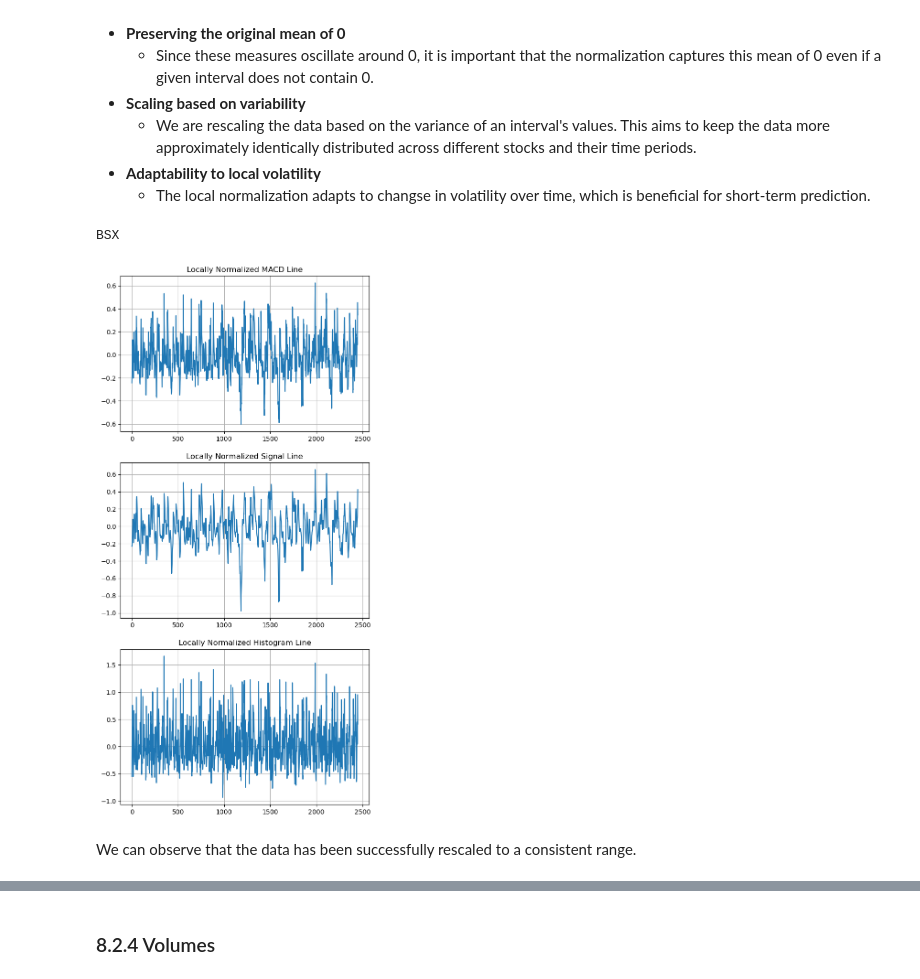
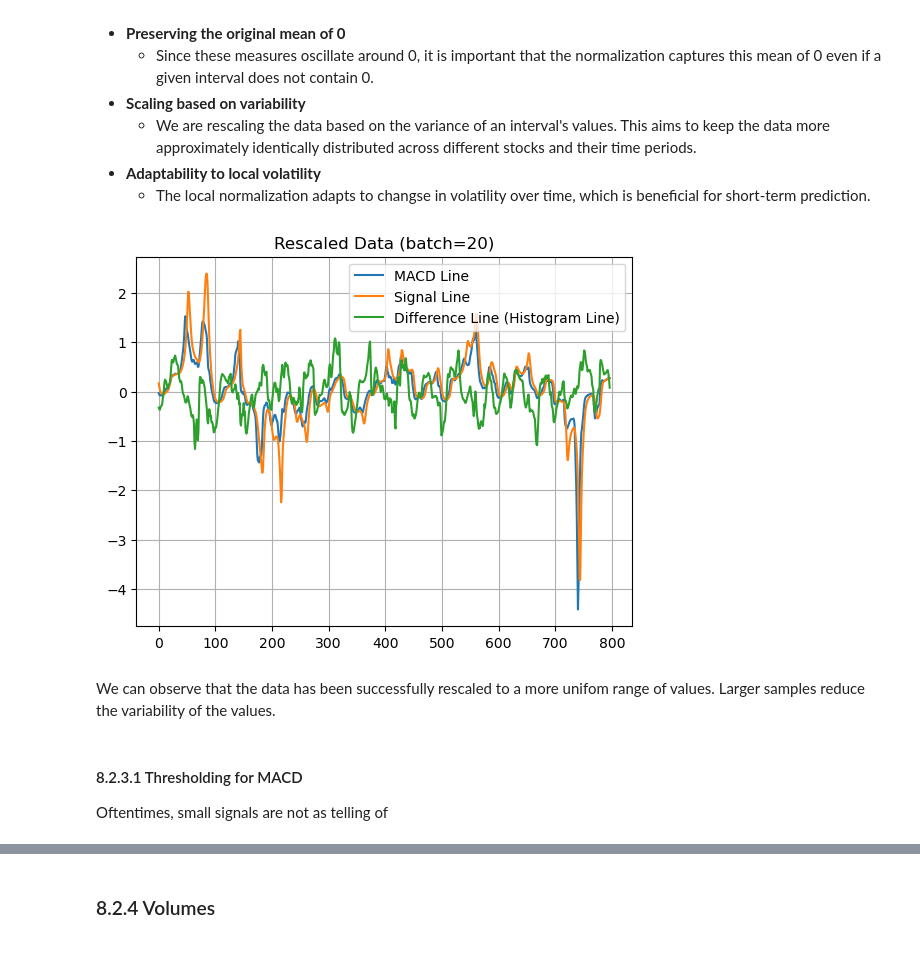
Before and after one commit to tranjm4/rnn_stock_predictor, a Jupyter notebook: model/model.ipynb, the cells around one changed output, grey strips where cells are left out. Drawn from its saved outputs; the diff is of its cells as text; code cells hidden in the pictures; blank space fills up the shorter version.

```diff
--- a/model/model.ipynb
+++ b/model/model.ipynb
@@ -974,23 +1493,3 @@ A local z-score normalization that assumes a pre-normalization mean of 0 benefi
   - We are rescaling the data based on the variance of an interval's values. This aims to keep the data more approximately identically distributed across different stocks and their time periods.
 - **Adaptability to local volatility**
   - The local normalization adapts to changse in volatility over time, which is beneficial for short-term prediction.
-# %%
-def normalize_macd(sequences: torch.Tensor) -> torch.Tensor:
-    """
-    Normalizes the MACD line, Signal line, and Histogram line,
-    offset by the mean (see above)
-    """
-    for i in tqdm(range(len(sequences)), desc="Normalizing MACD Sequences"):
-        sequence = sequences[i]
-
-        # Take the st. deviation of each feature within each sequence
-        # NOTE: the constant multiples attached at the ends are
-        #   purely empirical to soft bound the values within roughly (-1, 1).
-        # This is because LSTMs generally perform better with small values
-        macd_std = np.std(sequence.T[5]) * 8
-        signal_std = np.std(sequence.T[6]) * 8
-        hist_std = np.std(sequence.T[7]) * 3
-
-        sequence.T[5] = sequence.T[5] / macd_std
-        sequence.T[6] = sequence.T[6] / signal_std
-        sequence.T[7] = sequence.T[7] / hist_std
@@ -997,35 +1520,33 @@ def normalize_macd(sequences: torch.Tensor) -> torch.Tensor:
 # %%
+all_symbols = database.get_all_symbols()
 sampled_symbols = random.sample(all_symbols, 2)
-data = get_data(sampled_symbols)
+data = get_data(["ADBE"], start_date="2021-01-01", end_date="2024-07-15")
 data = add_derived_features(data)
 closing_prices = [torch.clone(x.T[0]) for x in data]
 data = convert_close_to_log_returns(data)
-dataset = StockPriceDataset(data, closing_prices, 30)
-normalize_macd(dataset.sequences)
+dataset = StockPriceDataset(data, closing_prices, 20)
+dataset.sequences = normalize_macd(dataset.sequences)
 new_macd_line = []
 new_signal_line = []
 new_histogram_line = []
-for i in range(len(data[0])):
+for i in range(len(dataset.sequences)):
     new_macd_line.append(dataset.sequences[i][-1][5])
     new_signal_line.append(dataset.sequences[i][-1][6])
     new_histogram_line.append(dataset.sequences[i][-1][7])
 
-print(sampled_symbols[0])
-
-fig, axes = plt.subplots(nrows=3, ncols=1, figsize=(7, 15))
-axes[0].grid(True)
-axes[1].grid(True)
-axes[2].grid(True)
-axes[0].plot(new_macd_line)
-axes[0].set_title("Locally Normalized MACD Line")
-axes[1].plot(new_signal_line)
-axes[1].set_title("Locally Normalized Signal Line")
-axes[2].plot(new_histogram_line)
-axes[2].set_title("Locally Normalized Histogram Line")
+plt.plot(new_macd_line, label="MACD Line")
+plt.plot(new_signal_line, label="Signal Line")
+plt.plot(new_histogram_line, label="Difference Line (Histogram Line)")
+plt.grid(True)
+plt.legend(loc="upper right")
+plt.title("Rescaled Data (batch=20)")
 
 plt.show()
 # %% [output]
-BSX
-[figure, old version]
+[figure, new version]
 # %% [markdown]
-We can observe that the data has been successfully rescaled to a consistent range.
+We can observe that the data has been successfully rescaled to a more unifom range of values. Larger samples reduce the variability of the values.
+# %% [markdown]
+#### 8.2.3.1 Thresholding for MACD
+
+Oftentimes, small signals are not as telling of
```
Also changed, not shown: parts of 49 cells of this notebook.
